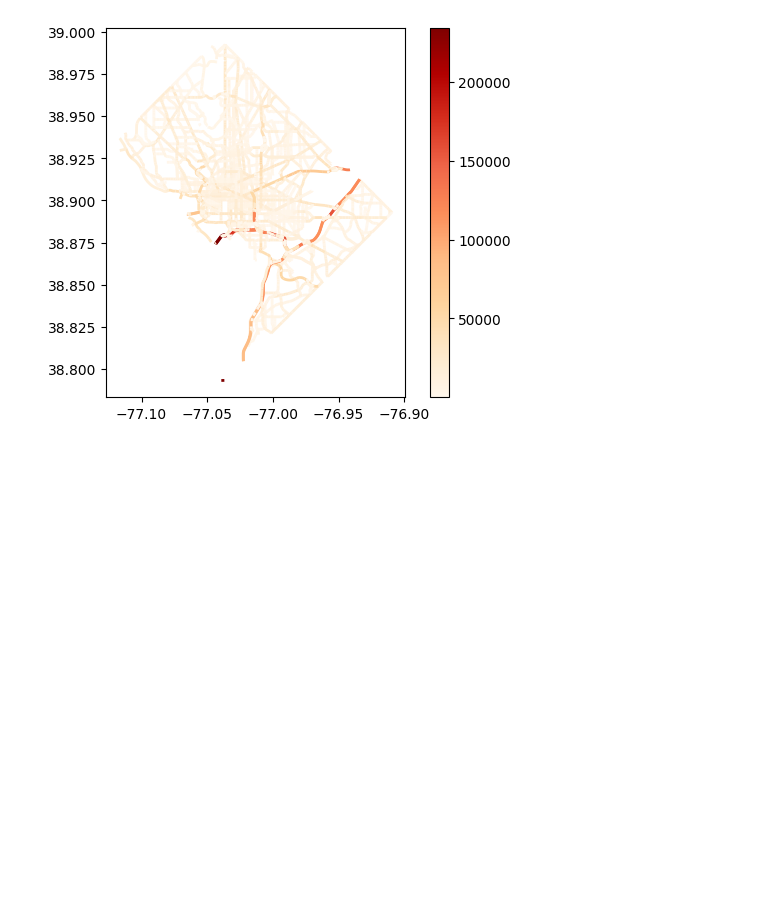
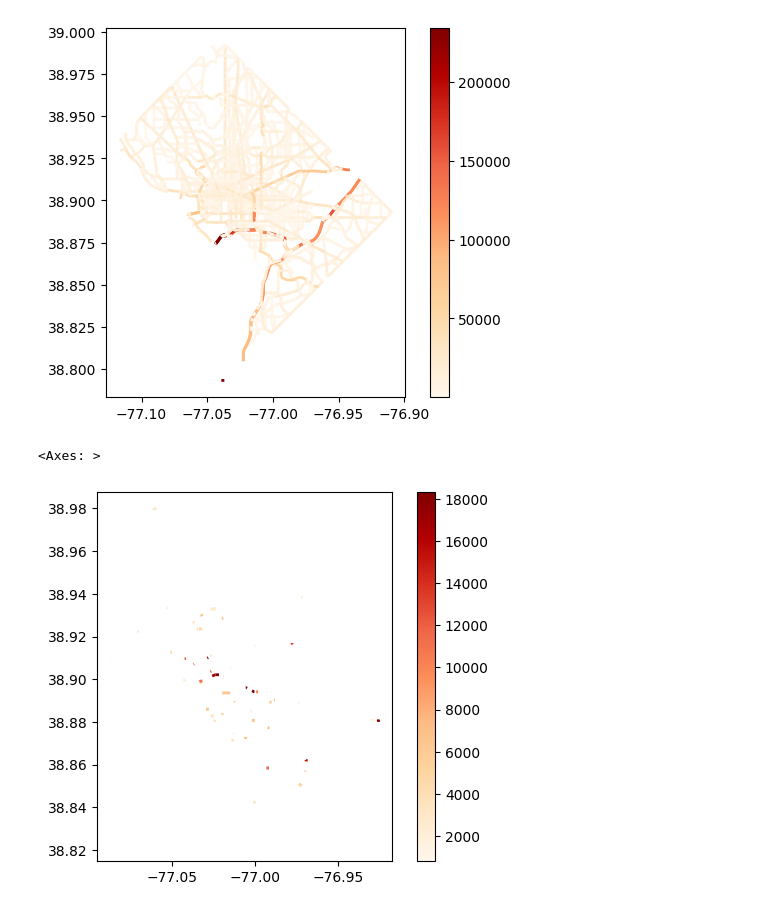
Before and after one commit to matthewosmesfin/DC_Transport, a Jupyter notebook: notebooks/traffic.ipynb, the cells around one changed output. Drawn from its saved outputs; the diff is of its cells as text; code cells hidden in the pictures; blank space fills up the shorter version.

```diff
--- a/notebooks/traffic.ipynb
+++ b/notebooks/traffic.ipynb
@@ -36,3 +36,13 @@ traffic.plot(column="AADT", cmap="OrRd", legend=True, linewidth=2)
 # %% [output]
 <Axes: >
 [figure]
+# %%
+# visualize all roads that have multiline string values for geometry
+import geopandas as gpd
+
+traffic = gpd.read_file("../cleaned_data/traffic_data.geojson")
+multilines = traffic[traffic.geometry.type == "MultiLineString"]
+multilines.plot(column="AADT", cmap="OrRd", legend=True, linewidth=2)
+# %% [output]
+<Axes: >
+[figure, added]
```
Also changed, not shown: 1 other file.
